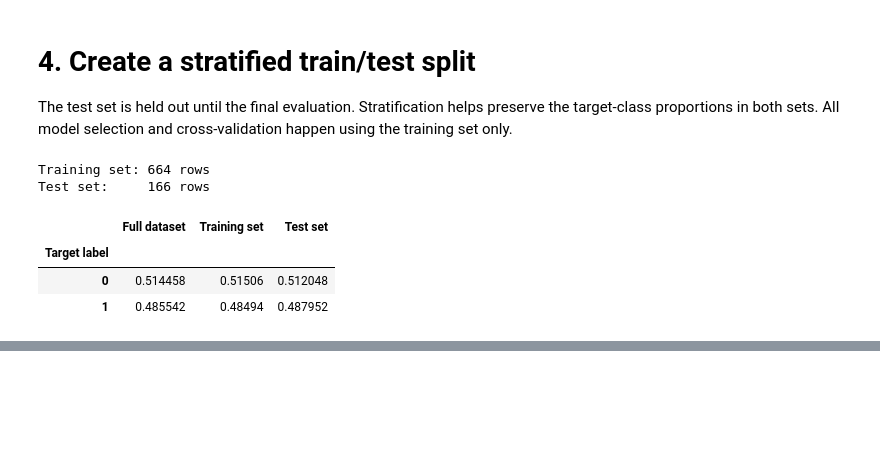
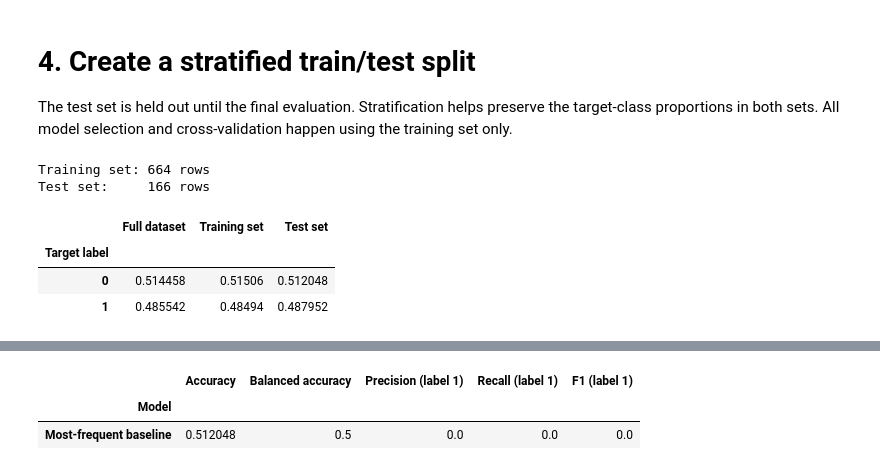
Before and after one commit to Jahura7/Mammographic_Mass_Classification_with_a_Decision_Tree, a Jupyter notebook: Mammographic_Mass_Classification_with_a_Decision_Tree.ipynb, the cells around one changed output, grey strips where cells are left out. Saved outputs shown, nothing was run; the diff lists cells and outputs as text; code cells hidden in the pictures; blank space fills up the shorter version.

Commit message:
Establish  a simple baseline

```diff
--- a/Mammographic_Mass_Classification_with_a_Decision_Tree.ipynb
+++ b/Mammographic_Mass_Classification_with_a_Decision_Tree.ipynb
@@ -266,0 +271,18 @@ display(split_summary)
+# %%
+baseline = DummyClassifier(strategy="most_frequent")
+baseline.fit(X_train, y_train)
+baseline_pred = baseline.predict(X_test)
+
+baseline_results = {
+    "Model": "Most-frequent baseline",
+    "Accuracy": accuracy_score(y_test, baseline_pred),
+    "Balanced accuracy": balanced_accuracy_score(y_test, baseline_pred),
+    "Precision (label 1)": precision_score(y_test, baseline_pred, pos_label=1, zero_division=0),
+    "Recall (label 1)": recall_score(y_test, baseline_pred, pos_label=1, zero_division=0),
+    "F1 (label 1)": f1_score(y_test, baseline_pred, pos_label=1, zero_division=0),
+}
+display(pd.DataFrame([baseline_results]).set_index("Model"))
+# %% [output]
+|  | Accuracy | Balanced accuracy | Precision (label 1) | Recall (label 1) | F1 (label 1) |
+| Model |  |  |  |  |  |
+| Most-frequent baseline | 0.512048 | 0.5 | 0.0 | 0.0 | 0.0 |
```
Also changed, not shown: parts of 1 cell of this notebook.
